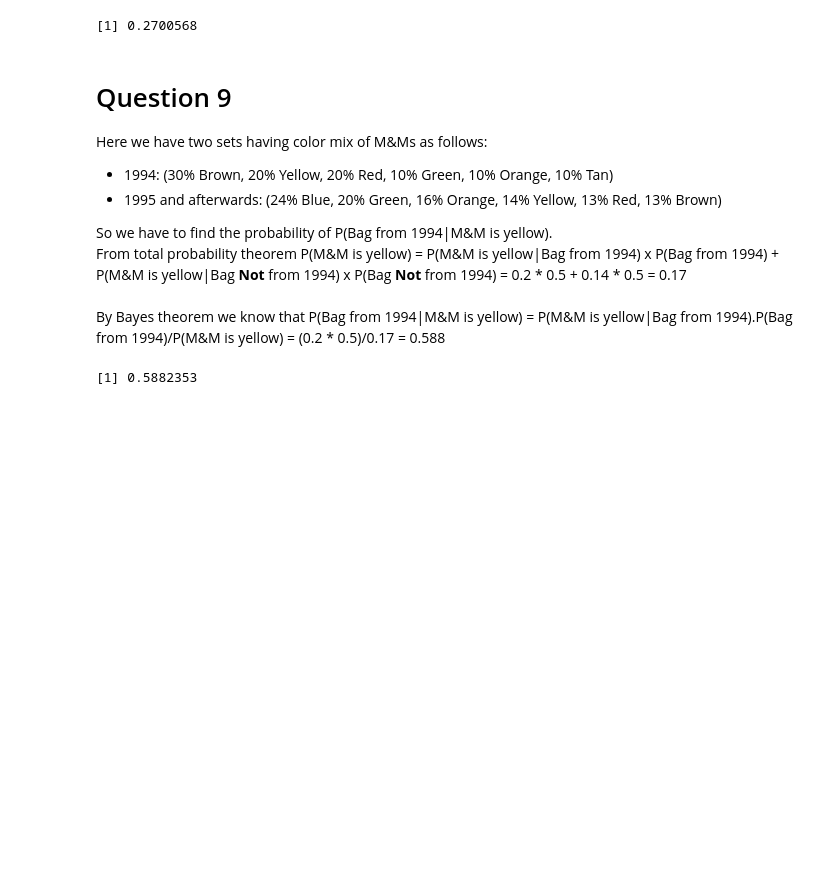
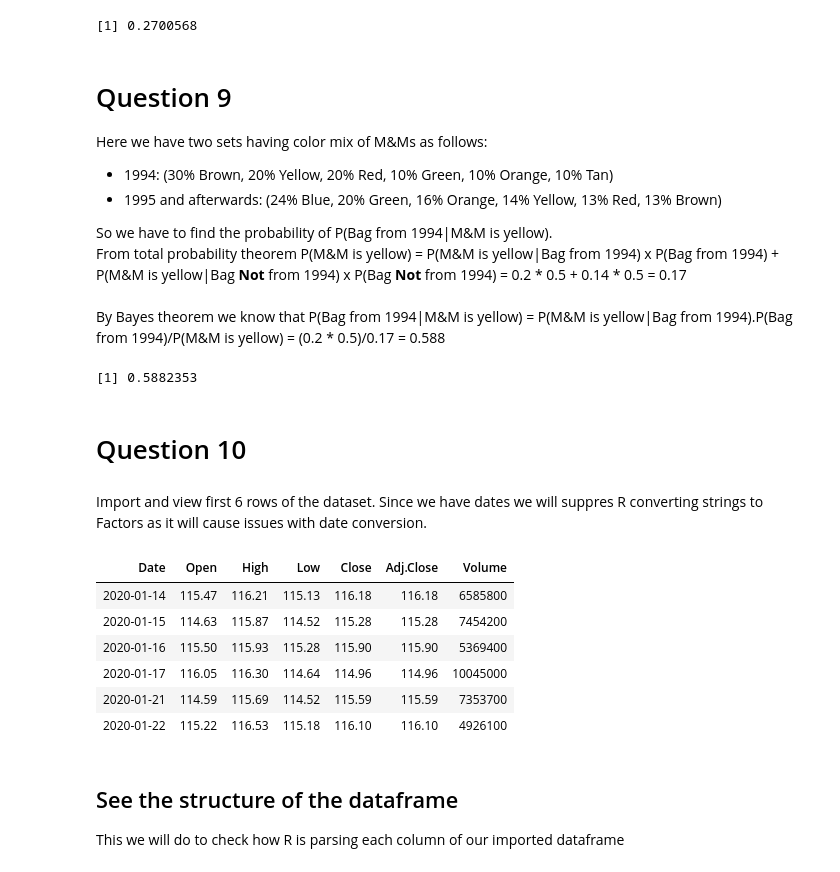
Before and after one commit to sandipto-sanyal/ampba, a Jupyter notebook: Foundation Term codes/Sandipto Sanyal PGID-12010004.ipynb, the cells around one changed output. Cells and saved outputs as stored; diff of their text form; code cells hidden in the pictures; blank space fills up the shorter version.

Commit message:
Question 10

```diff
--- a/Foundation Term codes/Sandipto Sanyal PGID-12010004.ipynb
+++ b/Foundation Term codes/Sandipto Sanyal PGID-12010004.ipynb
@@ -312,7 +316,7 @@ pnorm(x[y2>=y1][1], mean=u2, sd=sig2) - pnorm(0, mean=u2, sd=sig2)
 # %% [output]
 [1] 0.2700568
 # %% [markdown]
-# Question 9
+# Question 9 <a id='q9'></a>
 Here we have two sets having color mix of M&Ms as follows:
  - 1994: (30% Brown, 20% Yellow, 20% Red, 10% Green, 10% Orange, 10% Tan)
  - 1995 and afterwards: (24% Blue, 20% Green, 16% Orange, 14% Yellow, 13% Red, 13% Brown)
@@ -325,3 +329,21 @@ By Bayes theorem we know that P(Bag from 1994|M&M is yellow) = P(M&M is yellow|B
 (0.2 * 0.5)/0.17
 # %% [output]
 [1] 0.5882353
+# %% [markdown]
+# Question 10 <a id='q10'></a>
+# %% [markdown]
+Import and view first 6 rows of the dataset. Since we have dates we will suppres R converting strings to Factors as it will cause issues with date conversion.
+# %%
+walmart_df = read.csv('datasets/WMT.csv', stringsAsFactors = FALSE)
+head(walmart_df)
+# %% [output]
+| Date | Open | High | Low | Close | Adj.Close | Volume |
+| 2020-01-14 | 115.47 | 116.21 | 115.13 | 116.18 | 116.18 | 6585800 |
+| 2020-01-15 | 114.63 | 115.87 | 114.52 | 115.28 | 115.28 | 7454200 |
+| 2020-01-16 | 115.50 | 115.93 | 115.28 | 115.90 | 115.90 | 5369400 |
+| 2020-01-17 | 116.05 | 116.30 | 114.64 | 114.96 | 114.96 | 10045000 |
+| 2020-01-21 | 114.59 | 115.69 | 114.52 | 115.59 | 115.59 | 7353700 |
+| 2020-01-22 | 115.22 | 116.53 | 115.18 | 116.10 | 116.10 | 4926100 |
+# %% [markdown]
+## See the structure of the dataframe
+This we will do to check how R is parsing each column of our imported dataframe
```
Also changed, not shown: parts of 21 cells of this notebook, 2 other files.
